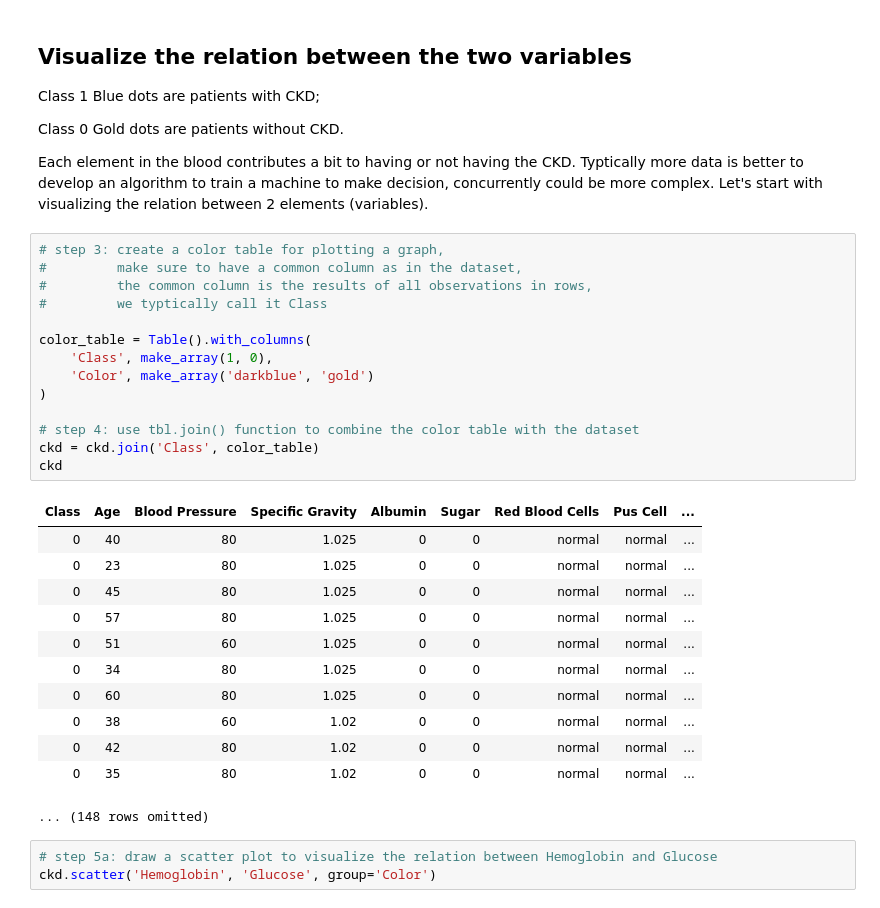
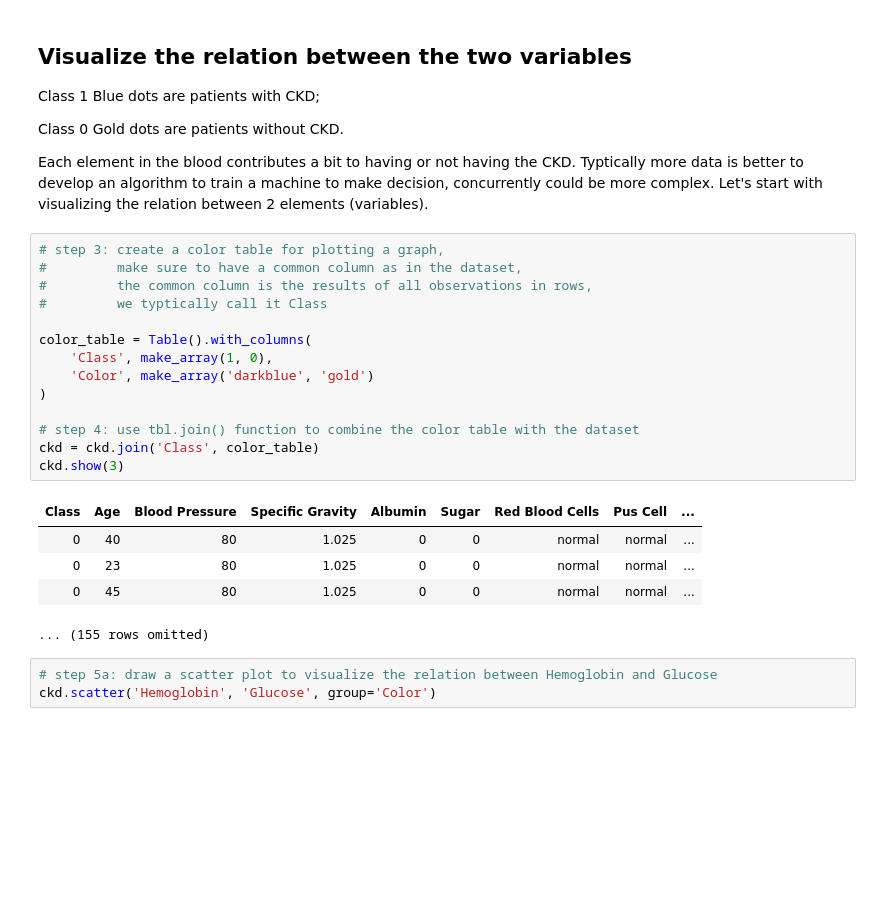
Before and after one commit to SRJC-Data-Science/materials-sp22, a Jupyter notebook: SRJC/lecture_note/lecture_35_36/classification.ipynb, the cells around one changed output. Saved outputs shown, nothing was run; the diff lists cells and outputs as text; blank space fills up the shorter version.

```diff
--- a/SRJC/lecture_note/lecture_35_36/classification.ipynb
+++ b/SRJC/lecture_note/lecture_35_36/classification.ipynb
@@ -97,30 +99,23 @@ Each element in the blood contributes a bit to having or not having the CKD. Typ
 # %%
 # step 3: create a color table for plotting a graph,
 #         make sure to have a common column as in the dataset,
 #         the common column is the results of all observations in rows,
 #         we typtically call it Class
 
 color_table = Table().with_columns(
     'Class', make_array(1, 0),
     'Color', make_array('darkblue', 'gold')
 )
 
 # step 4: use tbl.join() function to combine the color table with the dataset
 ckd = ckd.join('Class', color_table)
-ckd
+ckd.show(3)
 # %% [output]
 | Class | Age | Blood Pressure | Specific Gravity | Albumin | Sugar | Red Blood Cells | Pus Cell | ... |
 | 0 | 40 | 80 | 1.025 | 0 | 0 | normal | normal | ... |
 | 0 | 23 | 80 | 1.025 | 0 | 0 | normal | normal | ... |
 | 0 | 45 | 80 | 1.025 | 0 | 0 | normal | normal | ... |
-| 0 | 57 | 80 | 1.025 | 0 | 0 | normal | normal | ... |
-| 0 | 51 | 60 | 1.025 | 0 | 0 | normal | normal | ... |
-| 0 | 34 | 80 | 1.025 | 0 | 0 | normal | normal | ... |
-| 0 | 60 | 80 | 1.025 | 0 | 0 | normal | normal | ... |
-| 0 | 38 | 60 | 1.02 | 0 | 0 | normal | normal | ... |
-| 0 | 42 | 80 | 1.02 | 0 | 0 | normal | normal | ... |
-| 0 | 35 | 80 | 1.02 | 0 | 0 | normal | normal | ... |
-... (148 rows omitted)
+... (155 rows omitted)
 # %%
 # step 5a: draw a scatter plot to visualize the relation between Hemoglobin and Glucose
 ckd.scatter('Hemoglobin', 'Glucose', group='Color')
```
Also changed, not shown: parts of 9 cells of this notebook.
